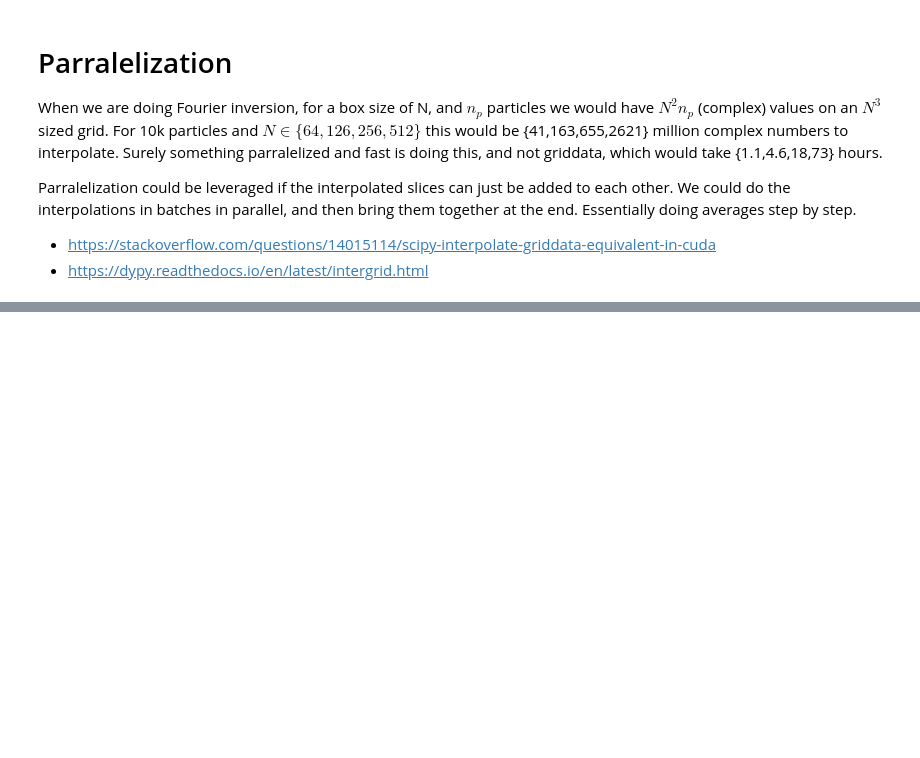
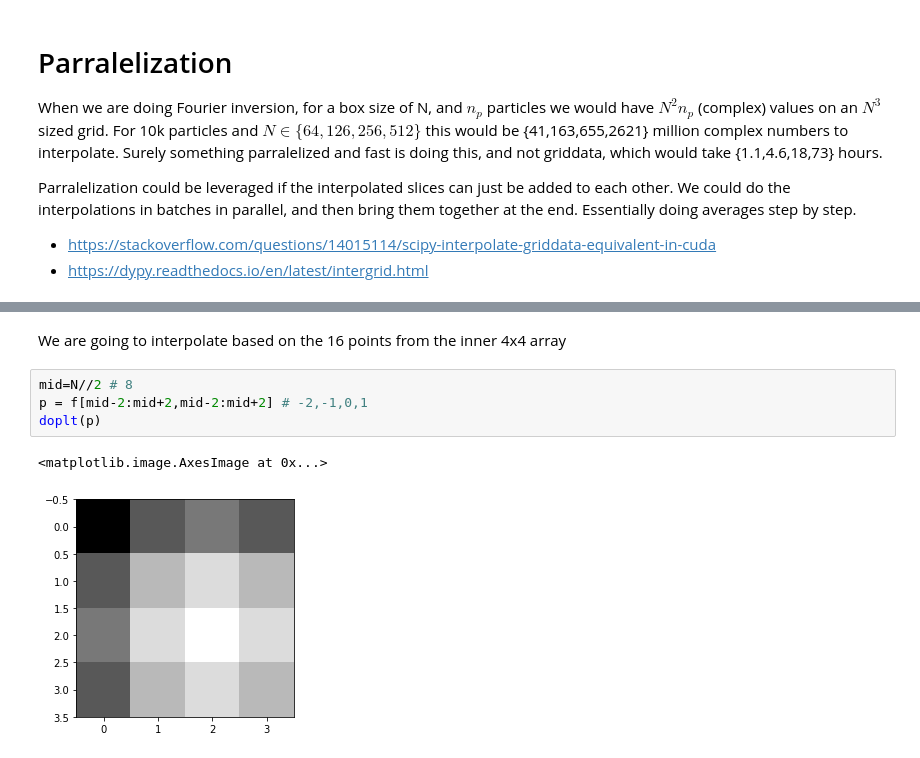
Before and after one commit to geoffwoollard/learn_cryoem_math, a Jupyter notebook: nb/interpolate.ipynb, the cells around one changed output, grey strips where cells are left out. Drawn from its saved outputs; the diff is of its cells as text; blank space fills up the shorter version.

```diff
--- a/nb/interpolate.ipynb
+++ b/nb/interpolate.ipynb
@@ -197,0 +229,9 @@ Parralelization could be leveraged if the interpolated slices can just be added
+# %% [markdown]
+We are going to interpolate based on the 16 points from the inner 4x4 array
+# %%
+mid=N//2 # 8
+p = f[mid-2:mid+2,mid-2:mid+2] # -2,-1,0,1
+doplt(p)
+# %% [output]
+<matplotlib.image.AxesImage at 0x...>
+[figure, added]
```
Also changed, not shown: parts of 33 cells of this notebook.
